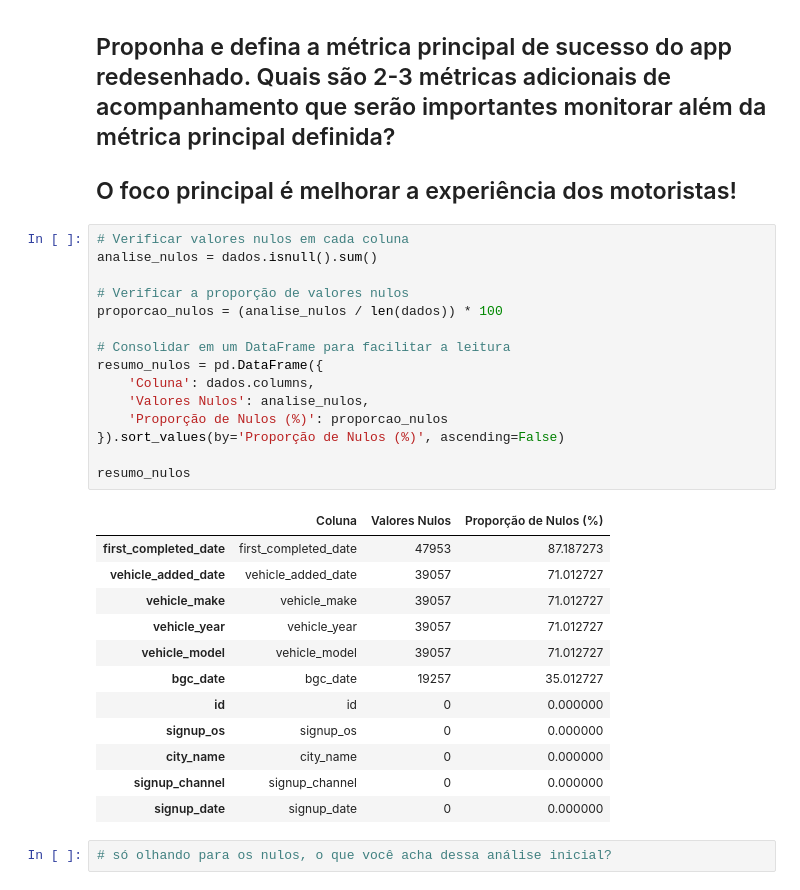
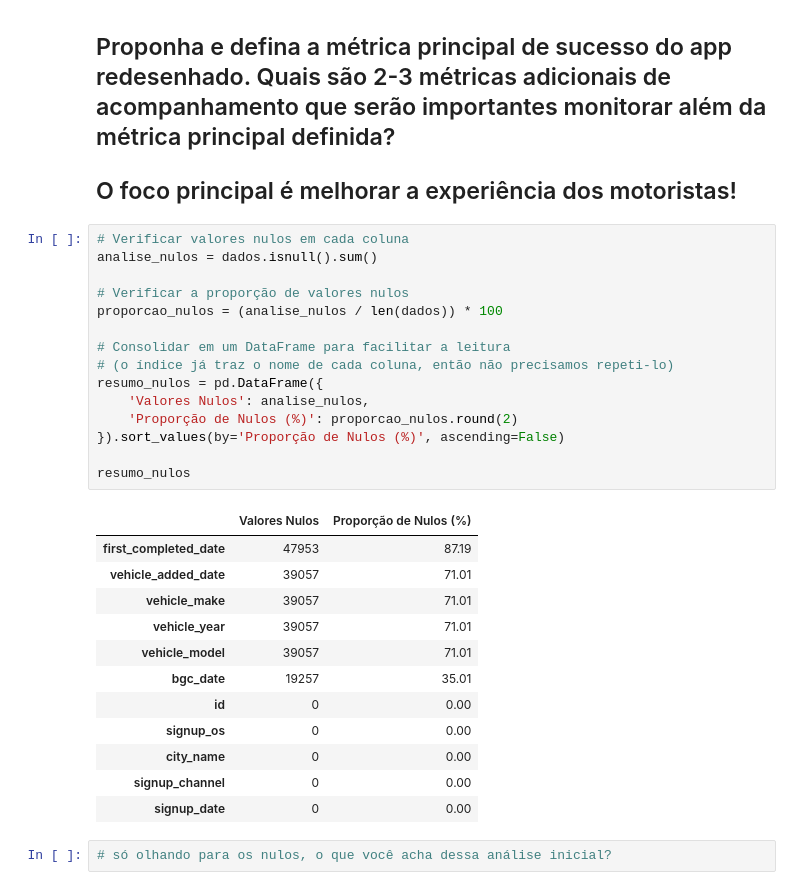
Before and after one commit to debs-b/desafio-uber, a Jupyter notebook: desafio_uber_analise_completo.ipynb, the cells around one changed output. Drawn from its saved outputs; the diff is of its cells as text.

```diff
--- a/desafio_uber_analise_completo.ipynb
+++ b/desafio_uber_analise_completo.ipynb
@@ -99,31 +99,31 @@ dtype: object
 # %%
 # Verificar valores nulos em cada coluna
 analise_nulos = dados.isnull().sum()
 
 # Verificar a proporção de valores nulos
 proporcao_nulos = (analise_nulos / len(dados)) * 100
 
 # Consolidar em um DataFrame para facilitar a leitura
+# (o índice já traz o nome de cada coluna, então não precisamos repeti-lo)
 resumo_nulos = pd.DataFrame({
-    'Coluna': dados.columns,
     'Valores Nulos': analise_nulos,
-    'Proporção de Nulos (%)': proporcao_nulos
+    'Proporção de Nulos (%)': proporcao_nulos.round(2)
 }).sort_values(by='Proporção de Nulos (%)', ascending=False)
 
 resumo_nulos
 # %% [output]
-|  | Coluna | Valores Nulos | Proporção de Nulos (%) |
-| first_completed_date | first_completed_date | 47953 | 87.187273 |
-| vehicle_added_date | vehicle_added_date | 39057 | 71.012727 |
-| vehicle_make | vehicle_make | 39057 | 71.012727 |
-| vehicle_year | vehicle_year | 39057 | 71.012727 |
-| vehicle_model | vehicle_model | 39057 | 71.012727 |
-| bgc_date | bgc_date | 19257 | 35.012727 |
-| id | id | 0 | 0.000000 |
-| signup_os | signup_os | 0 | 0.000000 |
-| city_name | city_name | 0 | 0.000000 |
-| signup_channel | signup_channel | 0 | 0.000000 |
-| signup_date | signup_date | 0 | 0.000000 |
+|  | Valores Nulos | Proporção de Nulos (%) |
+| first_completed_date | 47953 | 87.19 |
+| vehicle_added_date | 39057 | 71.01 |
+| vehicle_make | 39057 | 71.01 |
+| vehicle_year | 39057 | 71.01 |
+| vehicle_model | 39057 | 71.01 |
+| bgc_date | 19257 | 35.01 |
+| id | 0 | 0.00 |
+| signup_os | 0 | 0.00 |
+| city_name | 0 | 0.00 |
+| signup_channel | 0 | 0.00 |
+| signup_date | 0 | 0.00 |
 # %%
 # só olhando para os nulos, o que você acha dessa análise inicial?
 # %%
```
Also changed, not shown: parts of 1 cell of this notebook, 1 other file.
